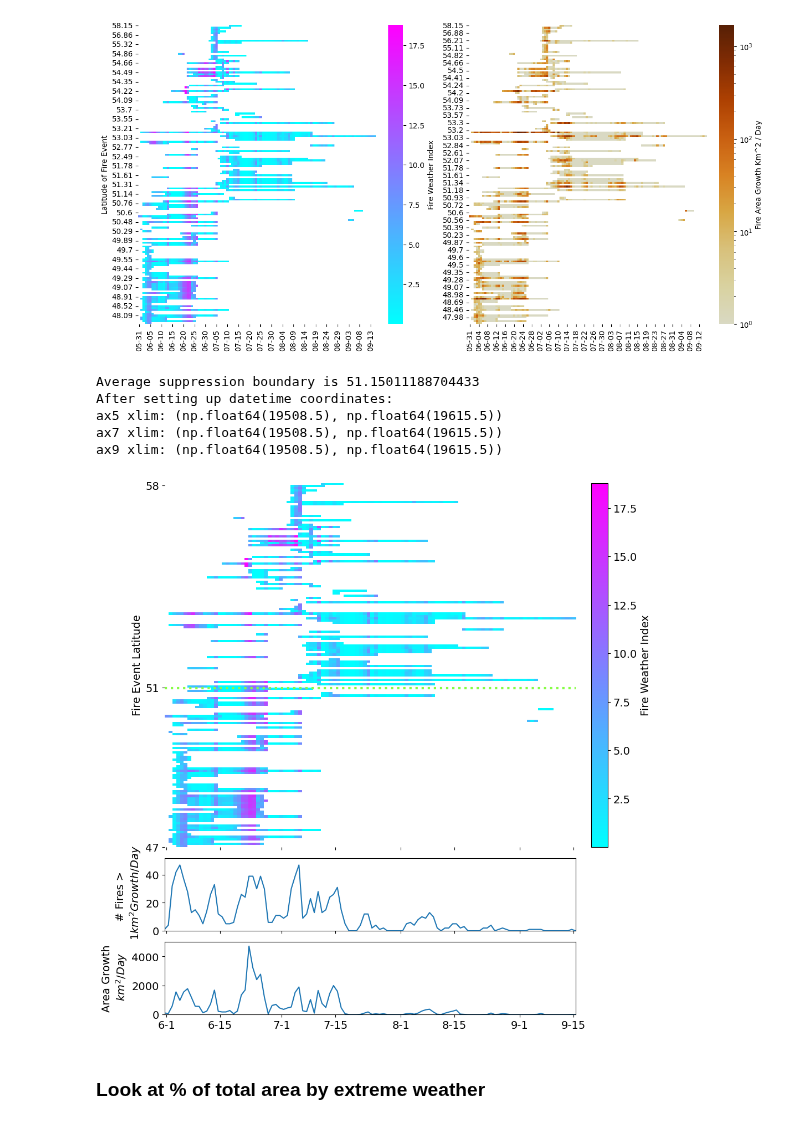
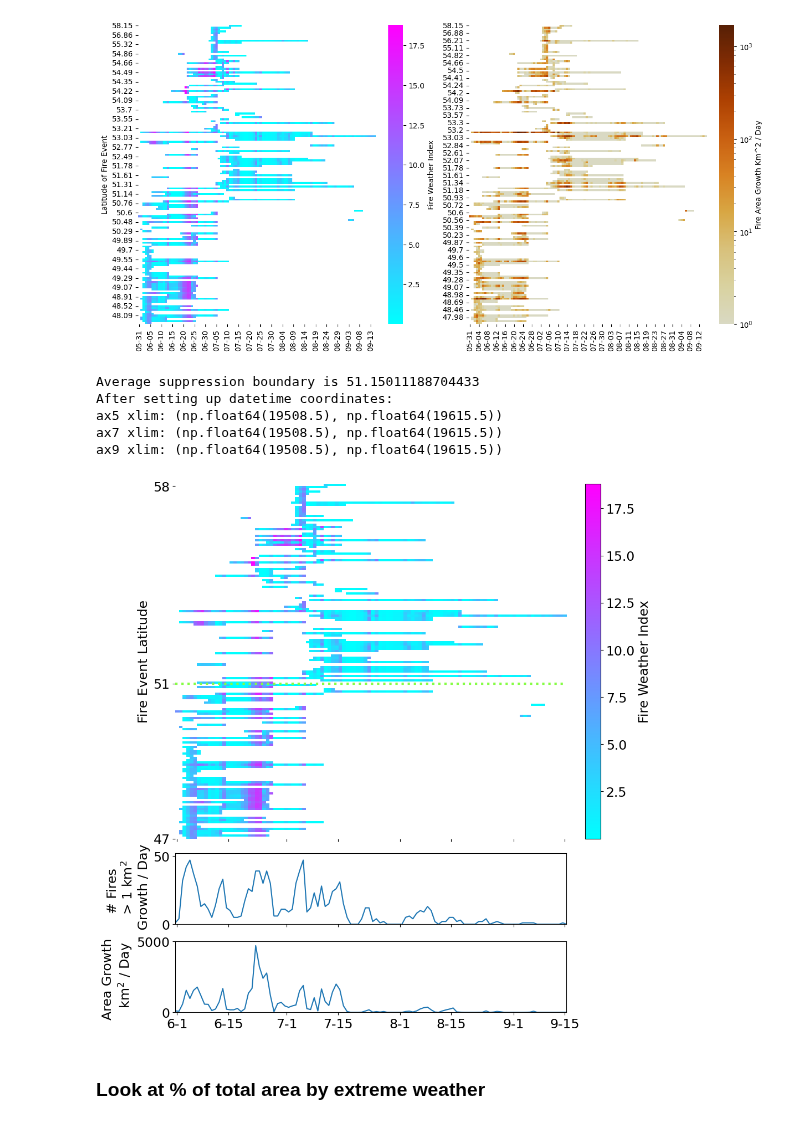
Before and after one commit to mccabete/fwiVis, a Jupyter notebook: notebooks/heatmap_timeseries.ipynb, the cells around one changed output. Drawn from its saved outputs; the diff is of its cells as text; code cells hidden in the pictures.

```diff
--- a/notebooks/heatmap_timeseries.ipynb
+++ b/notebooks/heatmap_timeseries.ipynb
@@ -1321,17 +1298,17 @@ sum_growth_converted = sum_growth.copy()
 num_fr_converted['t'] = pd.to_datetime(num_fr.t.dt.date)  # Remove time component
 sum_growth_converted['t'] = pd.to_datetime(sum_growth.t.dt.date)
 # %%
-with mpl.rc_context({'font.size': 14}):
+with mpl.rc_context({'font.size': 17}):
     fig1, ([ax5, ax6], [ax7, ax8], [ax9, ax10]) = plt.subplots(3, 2, gridspec_kw={'width_ratios':[100,4], 'height_ratios': [5, 1, 1]}, figsize=(10, 10), constrained_layout=True)
 
     # FIRST: Plot the datetime-based plots to establish the coordinate system
     ax7.plot(num_fr.t.astype("datetime64[ns]"), num_fr.Num_fire_spreading_1km2)
-    ax7.set_ylabel("# Fires > \n $1 km^2 Growth / Day$")
+    ax7.set_ylabel("# Fires \n > 1 km$^2$ \n Growth / Day")
     ax7.set_ylim(top=(num_fr.Num_fire_spreading_1km2.max() + 5), bottom=0)
 
     ax9.plot(sum_growth.t.astype("datetime64[ns]"), sum_growth.farea_diff)
     ax9.set_ylim(top=(sum_growth.iloc[:, 1:].max().iloc[0] + 300), bottom=0)
-    ax9.set_ylabel("Area Growth\n $km^2 / Day$")
+    ax9.set_ylabel("Area Growth \n km$^2$ / Day")
 
     # Share the datetime axes first
     ax9.sharex(ax7)
@@ -1418,34 +1395,34 @@ with mpl.rc_context({'font.size': 14}):
     ax5.set_yticks(custom_ticks)
     ax5.set_yticklabels(custom_labels)
 
     print("After setting up datetime coordinates:")
     print(f"ax5 xlim: {ax5.get_xlim()}")
     print(f"ax7 xlim: {ax7.get_xlim()}")
     print(f"ax9 xlim: {ax9.get_xlim()}")
 
     # Hide x-tick labels for top plots
     ax5.tick_params(axis='x', labelbottom=False)
     ax7.tick_params(axis='x', labelbottom=False)
 
     # Set axis labels
     ax5.set(xlabel="", ylabel="Fire Event Latitude")
     ax5.spines['top'].set_visible(False)
     ax5.spines['right'].set_visible(False)
     ax5.spines['bottom'].set_visible(False)
     ax5.spines['left'].set_visible(False)
 
     # Remove unnecessary axes
     ax8.remove()
     ax10.remove()
     plt.savefig(f"some_figs/model_line_too_Number_of_fires_growing_over_1km2_Regional_FWI_diff_fix_{datetime.today().strftime('%Y%m%d')}.png", dpi = 900, transparent = False)
     plt.show()
 # %% [output]
 Average suppression boundary is 51.15011188704433
 After setting up datetime coordinates:
 ax5 xlim: (np.float64(19508.5), np.float64(19615.5))
 ax7 xlim: (np.float64(19508.5), np.float64(19615.5))
 ax9 xlim: (np.float64(19508.5), np.float64(19615.5))
-[figure, old version]
+[figure, new version]
 # %%
 # import numpy as np
 # import matplotlib.pyplot as plt
```
Also changed, not shown: parts of 6 cells of this notebook, 2 other files.
